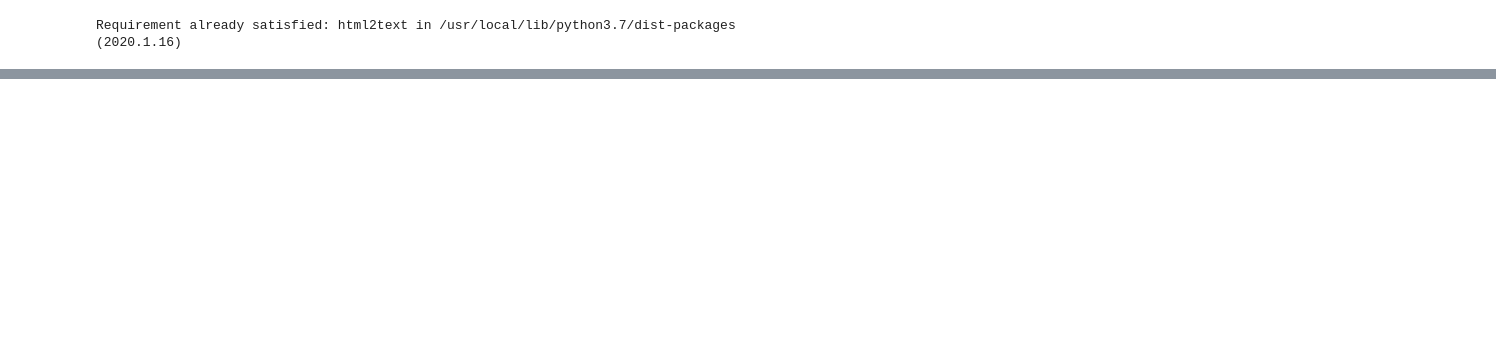
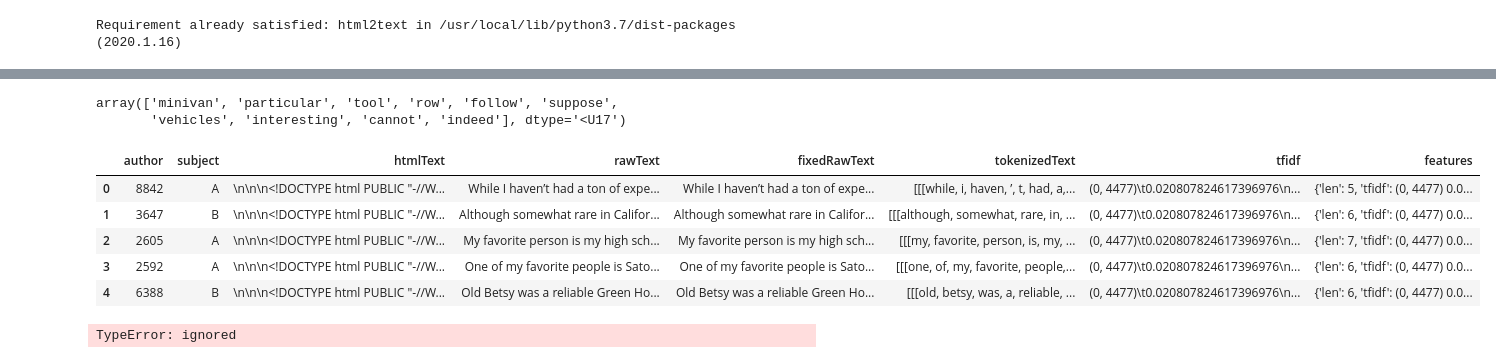
Before and after one commit to ShainaBagri/ClassifyDocumentTopics, a Jupyter notebook: proj1.ipynb, the cells around one changed output, grey strips where cells are left out. Cells and saved outputs as stored; diff of their text form; code cells hidden in the pictures; blank space fills up the shorter version.

```diff
--- a/proj1.ipynb
+++ b/proj1.ipynb
@@ -42,8 +43,14 @@ random.seed(123)
 # %%
 sent_tokenizer = nltk.data.load('tokenizers/punkt/english.pickle')
+def fixRaw(text):
+  newText = ""
+  for p in re.split('\n\n+', text):
+    newText = newText + p.replace('\n', ' ').strip() + '\n'
+  return newText
+
 def tokenizeText(text):
   goodParas = []
-  for para in text.split('\n\n\n'):
+  for para in re.split('\n\n+', text):
     sents = sent_tokenizer.tokenize(para.replace('\n', ' ').strip())
     goodSents = []
     for sent in sents:
@@ -55,14 +62,17 @@ def tokenizeText(text):
 
   return goodParas
 
-def extractFeaturesDoc(tokText):
-  def dummy(x):
-    return x
+def extractFeaturesDoc(tokText, tfidf):
+  # def dummy(x):
+  #   return x
 
   features = {}
-  # tfidf
-  tfidf = TfidfVectorizer(analyzer='word', tokenizer=dummy, preprocessor=dummy, token_pattern=None, max_df=0.75)
-  features['tfidf'] = tfidf.fit_transform(tokText)
+
+  # dummy data
+  features['len'] = len(tokText)
+
+  # Keep at end
+  features['tfidf'] = tfidf
 
   return features
 # %%
@@ -77,6 +87,7 @@ for document in os.listdir(dir):
   with open(dir + document) as f:
     dict['htmlText'] = f.read()
     dict['rawText'] = html2text.html2text(dict['htmlText'])
+    dict['fixedRawText'] = fixRaw(dict['rawText'])
     # tokenize
     dict['tokenizedText'] = tokenizeText(dict['rawText'])
 
@@ -88,11 +99,7 @@ split = int(len(docs) *0.8)
 test_set = pd.DataFrame(docs[split:])
 training_set = pd.DataFrame(docs[:split])
 
-
-
-
-
-print(training_set['htmlText'][0])
-print(training_set['rawText'][0])
+# print(training_set['htmlText'][0])
+# print(training_set['rawText'][0])
 print(training_set['tokenizedText'][0])
 # %% [output]
@@ -115,0 +128,29 @@ why I chose to write about her.
+# %%
+## TFIDF needs to be outside features bec. it needs to be fit on all documents, not each one separately
+tfidf = TfidfVectorizer(sublinear_tf=True, max_df=0.75)
+tfidf.fit(training_set['fixedRawText'])
+training_set['tfidf'] = tfidf.transform(training_set['fixedRawText'])
+# %%
+feature_array = np.array(tfidf.get_feature_names())
+tfidf_sorting = np.argsort(training_set['tfidf'][0].toarray()).flatten()[::-1]
+top_n = feature_array[tfidf_sorting][:10]
+top_n
+# %% [output]
+array(['minivan', 'particular', 'tool', 'row', 'follow', 'suppose',
+       'vehicles', 'interesting', 'cannot', 'indeed'], dtype='<U17')
+# %%
+training_set['features'] = training_set.apply(lambda x: extractFeaturesDoc(x['tokenizedText'], x['tfidf']), axis=1)
+training_set.head()
+# %% [output]
+|  | author | subject | htmlText | rawText | fixedRawText | tokenizedText | tfidf | features |
+| 0 | 8842 | A | \n\n\n<!DOCTYPE html PUBLIC "-//W... | While I haven’t had a ton of expe... | While I haven’t had a ton of expe... | [[[while, i, haven, ’, t, had, a,... | (0, 4477)\t0.020807824617396976\n... | {'len': 5, 'tfidf': (0, 4477) 0.0... |
+| 1 | 3647 | B | \n\n\n<!DOCTYPE html PUBLIC "-//W... | Although somewhat rare in Califor... | Although somewhat rare in Califor... | [[[although, somewhat, rare, in, ... | (0, 4477)\t0.020807824617396976\n... | {'len': 6, 'tfidf': (0, 4477) 0.0... |
+| 2 | 2605 | A | \n\n\n<!DOCTYPE html PUBLIC "-//W... | My favorite person is my high sch... | My favorite person is my high sch... | [[[my, favorite, person, is, my, ... | (0, 4477)\t0.020807824617396976\n... | {'len': 7, 'tfidf': (0, 4477) 0.0... |
+| 3 | 2592 | A | \n\n\n<!DOCTYPE html PUBLIC "-//W... | One of my favorite people is Sato... | One of my favorite people is Sato... | [[[one, of, my, favorite, people,... | (0, 4477)\t0.020807824617396976\n... | {'len': 6, 'tfidf': (0, 4477) 0.0... |
+| 4 | 6388 | B | \n\n\n<!DOCTYPE html PUBLIC "-//W... | Old Betsy was a reliable Green Ho... | Old Betsy was a reliable Green Ho... | [[[old, betsy, was, a, reliable, ... | (0, 4477)\t0.020807824617396976\n... | {'len': 6, 'tfidf': (0, 4477) 0.0... |
+# %%
+featureset_train = list(zip(training_set['features'],training_set['subject']))
+naiveBayes = nltk.classify.NaiveBayesClassifier.train(featureset_train)
+# decisionTree = nltk.classify.DecisionTreeClassifier()
+# %% [output]
+TypeError: ignored
```
Also changed, not shown: parts of 6 cells of this notebook.
